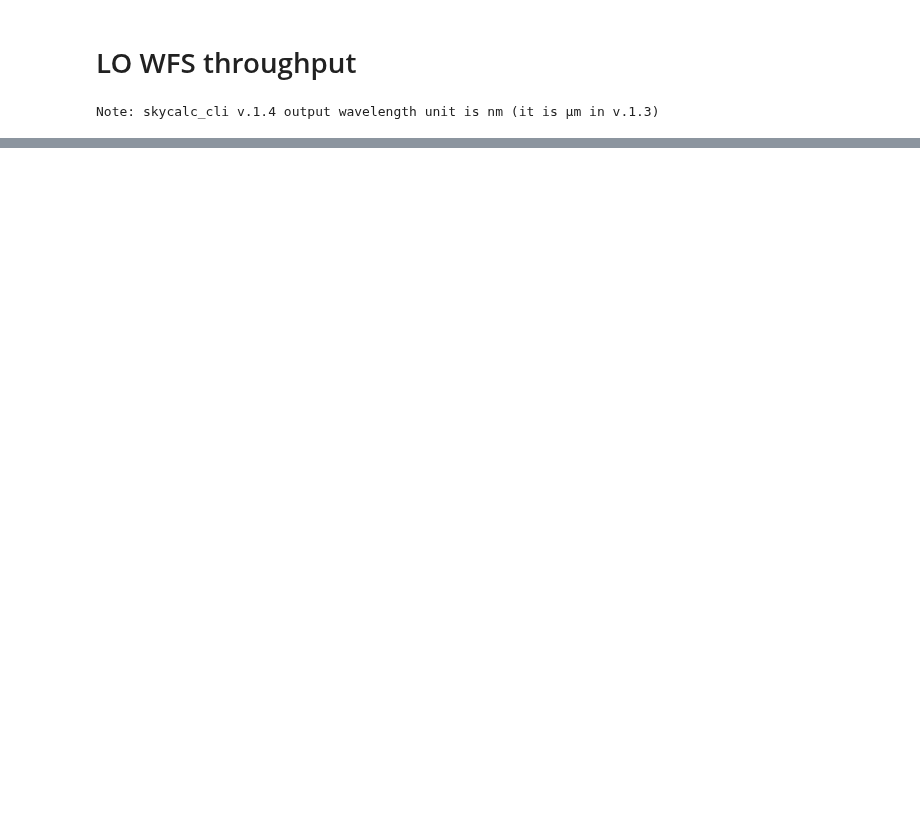
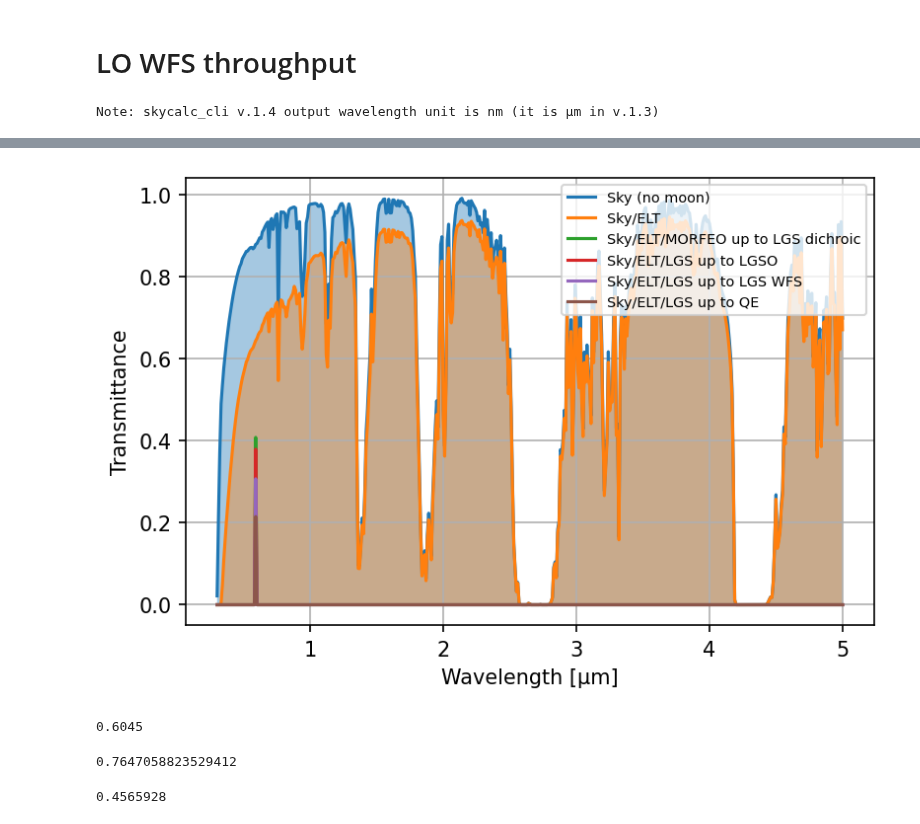
Before and after one commit to ArcetriAdaptiveOptics/arte, a Jupyter notebook: notebook/photometry/throughput_analysis.ipynb, the cells around one changed output, grey strips where cells are left out. Cells and saved outputs as stored; diff of their text form; code cells hidden in the pictures; blank space fills up the shorter version.

```diff
--- a/notebook/photometry/throughput_analysis.ipynb
+++ b/notebook/photometry/throughput_analysis.ipynb
@@ -66,0 +108,35 @@ plt.grid()
+# %%
+mpl.rcParams['figure.dpi'] = 150
+
+
+## Idx = 6 is up to first element of MORFEO (CPM) included
+
+wv = sky_no_moon.lam.to(u.um)
+plot_between(wv, sky_no_moon.trans, label='Sky (no moon)', alpha=0.4)
+plot_between(wv, sky_no_moon.trans * lgswfs.transmittance_from_to(0, 5)(wv), label='Sky/ELT', alpha=0.4)
+plot_between(wv, sky_no_moon.trans * lgswfs.transmittance_from_to(0, 12)(wv),
+             label='Sky/ELT/MORFEO up to LGS dichroic', alpha=0.4)
+plot_between(wv, sky_no_moon.trans * lgswfs.transmittance_from_to(0, 19)(wv),
+             label='Sky/ELT/LGS up to LGSO', alpha=0.4)
+plot_between(wv, sky_no_moon.trans * lgswfs.transmittance_from_to(0, 20)(wv),
+             label='Sky/ELT/LGS up to LGS WFS', alpha=0.4)
+plot_between(wv, sky_no_moon.trans * lgswfs.transmittance_from_to(0, 21)(wv),
+             label='Sky/ELT/LGS up to QE', alpha=0.4)
+plt.legend(loc='upper right', fontsize='x-small')
+plt.xlabel('Wavelength [μm]')
+plt.ylabel('Transmittance')
+plt.grid()
+# %% [output]
+[figure, added]
+# %%
+0.65 * 0.93
+# %% [output]
+0.6045
+# %%
+0.65 / 0.85
+# %% [output]
+0.7647058823529412
+# %%
+0.85 * 0.76**2 * 0.93
+# %% [output]
+0.4565928
```
Also changed, not shown: parts of 6 cells of this notebook, 4 other files.
